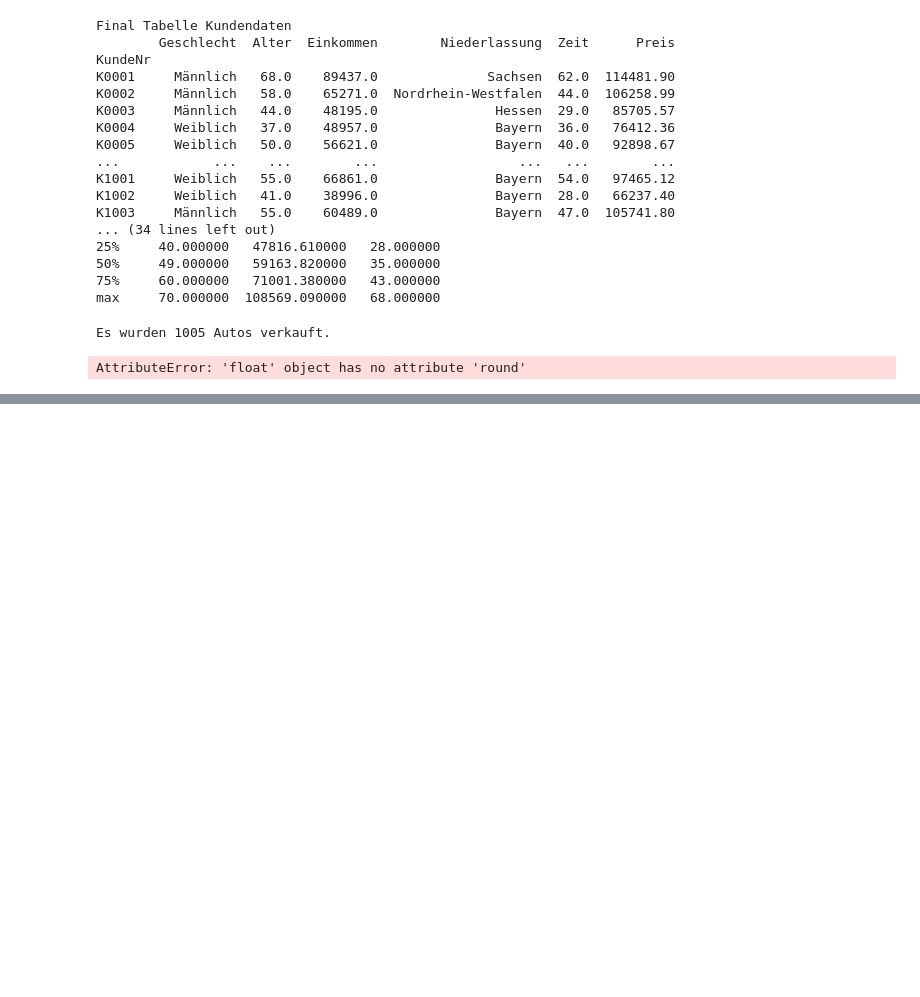
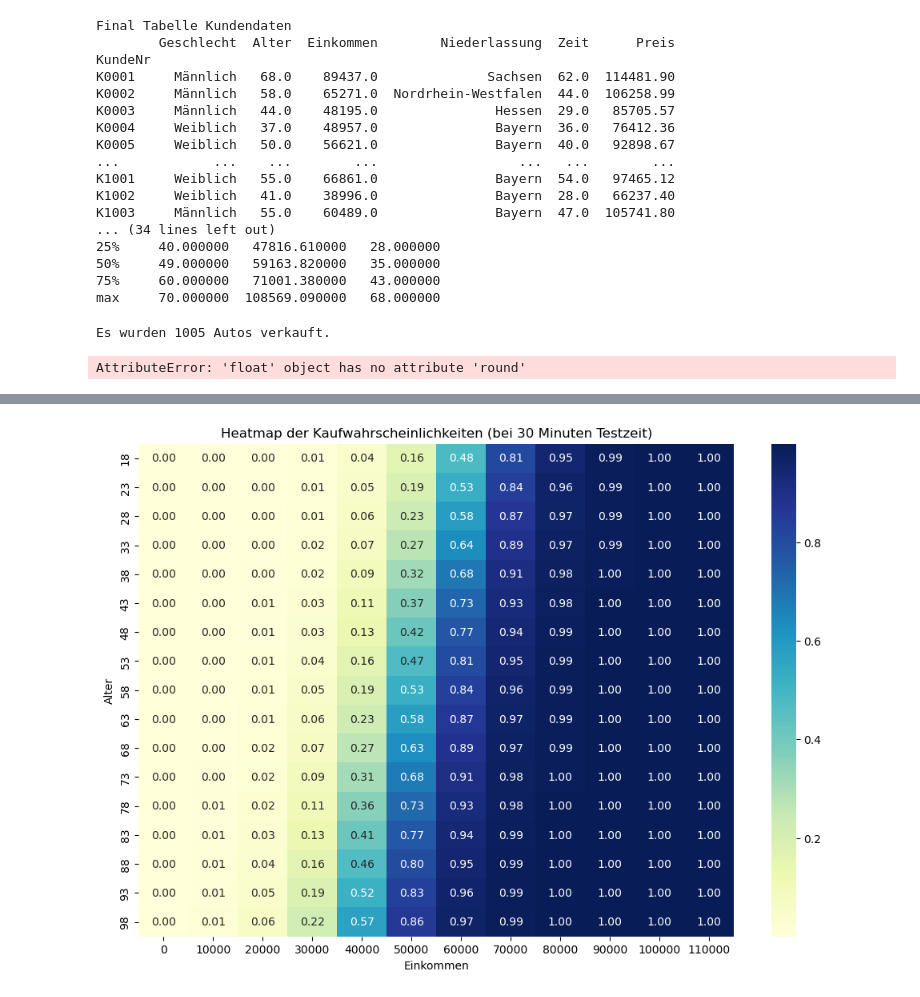
Before and after one commit to FastResearch/final_projectSS2024_Group3, a Jupyter notebook: tables_ges.ipynb, the cells around one changed output, grey strips where cells are left out. Drawn from its saved outputs; the diff is of its cells as text; code cells hidden in the pictures; blank space fills up the shorter version.

```diff
--- a/tables_ges.ipynb
+++ b/tables_ges.ipynb
@@ -1251,0 +1573,85 @@ log_coefficients = log_model.coef_
+# %%
+import pandas as pd
+import numpy as np
+import matplotlib.pyplot as plt
+from sklearn.linear_model import LogisticRegression
+from sklearn.preprocessing import StandardScaler
+import seaborn as sns
+from mpl_toolkits.mplot3d import Axes3D
+
+# Sample data assuming customer_geo_retype is loaded correctly
+customer_geo_retype = pd.DataFrame({
+    'Geschlecht': [1, 0, 1, 0, 1, 1, 0, 0, 1, 0],
+    'Alter': [25, 30, 22, 28, 35, 40, 23, 29, 32, 31],
+    'Einkommen': [50000, 60000, 55000, 65000, 70000, 75000, 62000, 58000, 59000, 61000],
+    'Preis': [20000, 25000, 22000, 27000, 30000, 32000, 26000, 24000, 28000, 29000],
+    'Zeit': [5, 10, 15, 20, 25, 30, 35, 40, 45, 50],
+    'Niederlassung': ['Berlin', 'Hamburg', 'Berlin', 'Hamburg', 'Berlin', 'Berlin', 'Hamburg', 'Hamburg', 'Berlin', 'Hamburg']
+})
+
+# Replace 1 with 'Männlich' and 0 with 'Weiblich'
+customer_geo_retype['Geschlecht'] = customer_geo_retype['Geschlecht'].replace({1: 'Männlich', 0: 'Weiblich'})
+
+Kunden = customer_geo_retype
+
+# Create a binary target variable for logistic regression
+Kunden['Purchase'] = (Kunden['Preis'] > 25000).astype(int)
+
+# Features and target variable for logistic regression
+X_log = Kunden[['Alter', 'Einkommen', 'Zeit']]
+y_log = Kunden['Purchase']
+
+# Normalize the features
+scaler = StandardScaler()
+X_log_normalized = scaler.fit_transform(X_log)
+
+# Fit a logistic regression model
+log_model = LogisticRegression()
+log_model.fit(X_log_normalized, y_log)
+
+# Function to calculate the probability of purchase for given age, income, and test time
+def predict_purchase_probability(age, income, time):
+    input_data = pd.DataFrame({'Alter': [age], 'Einkommen': [income], 'Zeit': [time]})
+    input_data_normalized = scaler.transform(input_data)
+    probability = log_model.predict_proba(input_data_normalized)[0][1]
+    return probability
+
+# Create a grid of age, income, and time values
+age_range = np.arange(18, 101, 5)
+income_range = np.arange(0, 110001, 10000)
+time_range = np.arange(0, 61, 10)  # 0 to 60 minutes in 10-minute intervals
+
+# Calculate the purchase probability for each combination of age and income
+probability_grid = np.zeros((len(age_range), len(income_range)))
+
+for i, age in enumerate(age_range):
+    for j, income in enumerate(income_range):
+        probability_grid[i, j] = predict_purchase_probability(age, income, 30)  # Using 30 minutes as test time
+
+# Create a heatmap of the purchase probabilities
+plt.figure(figsize=(12, 8))
+sns.heatmap(probability_grid, xticklabels=income_range, yticklabels=age_range, cmap='YlGnBu', annot=True, fmt=".2f")
+plt.title('Heatmap der Kaufwahrscheinlichkeiten (bei 30 Minuten Testzeit)')
+plt.xlabel('Einkommen')
+plt.ylabel('Alter')
+plt.show()
+
+# Create a 3D surface plot of the purchase probabilities
+age_grid, income_grid = np.meshgrid(age_range, income_range)
+probability_grid_3d = np.zeros_like(age_grid, dtype=float)
+
+for i in range(age_grid.shape[0]):
+    for j in range(age_grid.shape[1]):
+        probability_grid_3d[i, j] = predict_purchase_probability(age_grid[i, j], income_grid[i, j], 30)  # Using 30 minutes as test time
+
+fig = plt.figure(figsize=(12, 8))
+ax = fig.add_subplot(111, projection='3d')
+ax.plot_surface(age_grid, income_grid, probability_grid_3d.T, cmap='YlGnBu')
+
+ax.set_title('3D-Oberflächenplot der Kaufwahrscheinlichkeiten (bei 30 Minuten Testzeit)')
+ax.set_xlabel('Alter')
+ax.set_ylabel('Einkommen')
+ax.set_zlabel('Wahrscheinlichkeit des Kaufs')
+plt.show()
+# %% [output]
+[figure, added]
```
Also changed, not shown: parts of 28 cells of this notebook.
